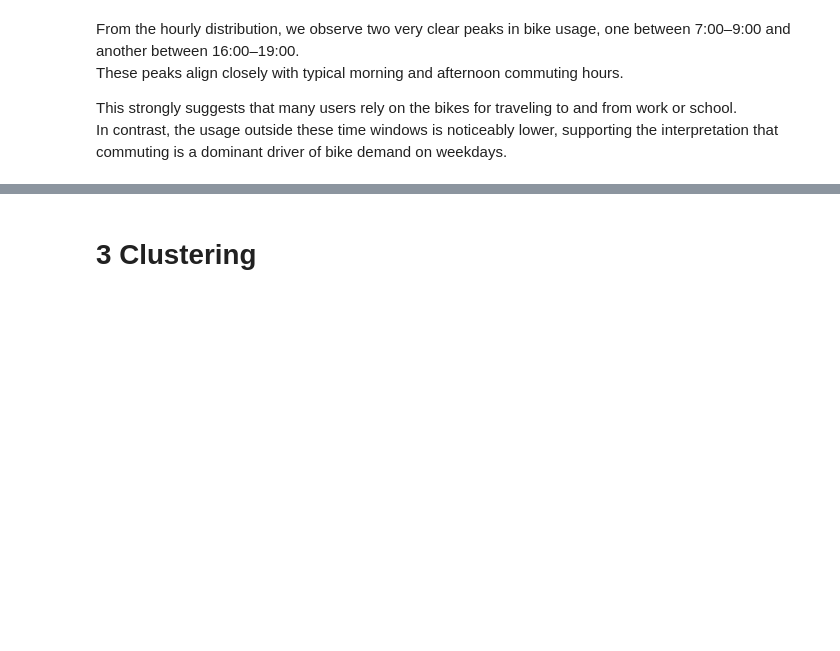
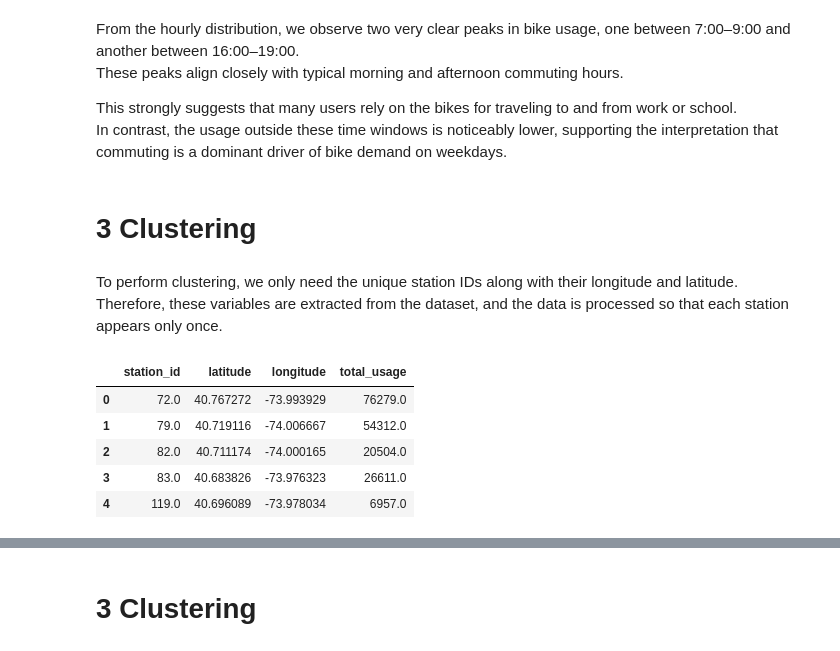
Before and after one commit to Cami967j/Introduction-to-business-analytics, a Jupyter notebook: assignment.ipynb, the cells around one changed output, grey strips where cells are left out. Drawn from its saved outputs; the diff is of its cells as text; code cells hidden in the pictures; blank space fills up the shorter version.

```diff
--- a/assignment.ipynb
+++ b/assignment.ipynb
@@ -273,3 +273,62 @@ These peaks align closely with typical morning and afternoon commuting hours.
 
 This strongly suggests that many users rely on the bikes for traveling to and from work or school.
 In contrast, the usage outside these time windows is noticeably lower, supporting the interpretation that commuting is a dominant driver of bike demand on weekdays.
+# %% [markdown]
+# 3 Clustering
+# %% [markdown]
+To perform clustering, we only need the unique station IDs along with their longitude and latitude. Therefore, these variables are extracted from the dataset, and the data is processed so that each station appears only once.
+# %%
+# Count how many times each station appears as a start station
+start_usage = data_wo_outliers['start_station_id'].value_counts().reset_index()
+start_usage.columns = ['station_id', 'start_count']
+
+# Extract unique start stations with coordinates
+start_stations = (
+    data_wo_outliers
+    .drop_duplicates('start_station_id')[['start_station_id', 'start_station_latitude', 'start_station_longitude']]
+    .rename(columns={
+        'start_station_id': 'station_id',
+        'start_station_latitude': 'latitude',
+        'start_station_longitude': 'longitude'
+    })
+)
+
+# Count how many times each station appears as an end station
+end_usage = data_wo_outliers['end_station_id'].value_counts().reset_index()
+end_usage.columns = ['station_id', 'end_count']
+
+# Extract unique end stations with coordinates
+end_stations = (
+    data_wo_outliers
+    .drop_duplicates('end_station_id')[['end_station_id', 'end_station_latitude', 'end_station_longitude']]
+    .rename(columns={
+        'end_station_id': 'station_id',
+        'end_station_latitude': 'latitude',
+        'end_station_longitude': 'longitude'
+    })
+)
+
+# Combine start and end station lists and keep unique station IDs
+all_stations = pd.concat([start_stations, end_stations])
+unique_stations = all_stations.drop_duplicates('station_id')
+
+# Merge start + end usage counts for each station
+station_usage = pd.merge(start_usage, end_usage, on='station_id', how='outer').fillna(0)
+
+# Add usage counts to the unique station table
+unique_stations = pd.merge(unique_stations, station_usage, on='station_id', how='left').fillna(0)
+
+# Total usage (pickups + dropoffs)
+unique_stations['total_usage'] = unique_stations['start_count'] + unique_stations['end_count']
+
+# Remove intermediate columns (optional)
+unique_stations.drop(['start_count', 'end_count'], axis=1, inplace=True)
+
+unique_stations.head()
+# %% [output]
+|  | station_id | latitude | longitude | total_usage |
+| 0 | 72.0 | 40.767272 | -73.993929 | 76279.0 |
+| 1 | 79.0 | 40.719116 | -74.006667 | 54312.0 |
+| 2 | 82.0 | 40.711174 | -74.000165 | 20504.0 |
+| 3 | 83.0 | 40.683826 | -73.976323 | 26611.0 |
+| 4 | 119.0 | 40.696089 | -73.978034 | 6957.0 |
```
Also changed, not shown: parts of 17 cells of this notebook.
